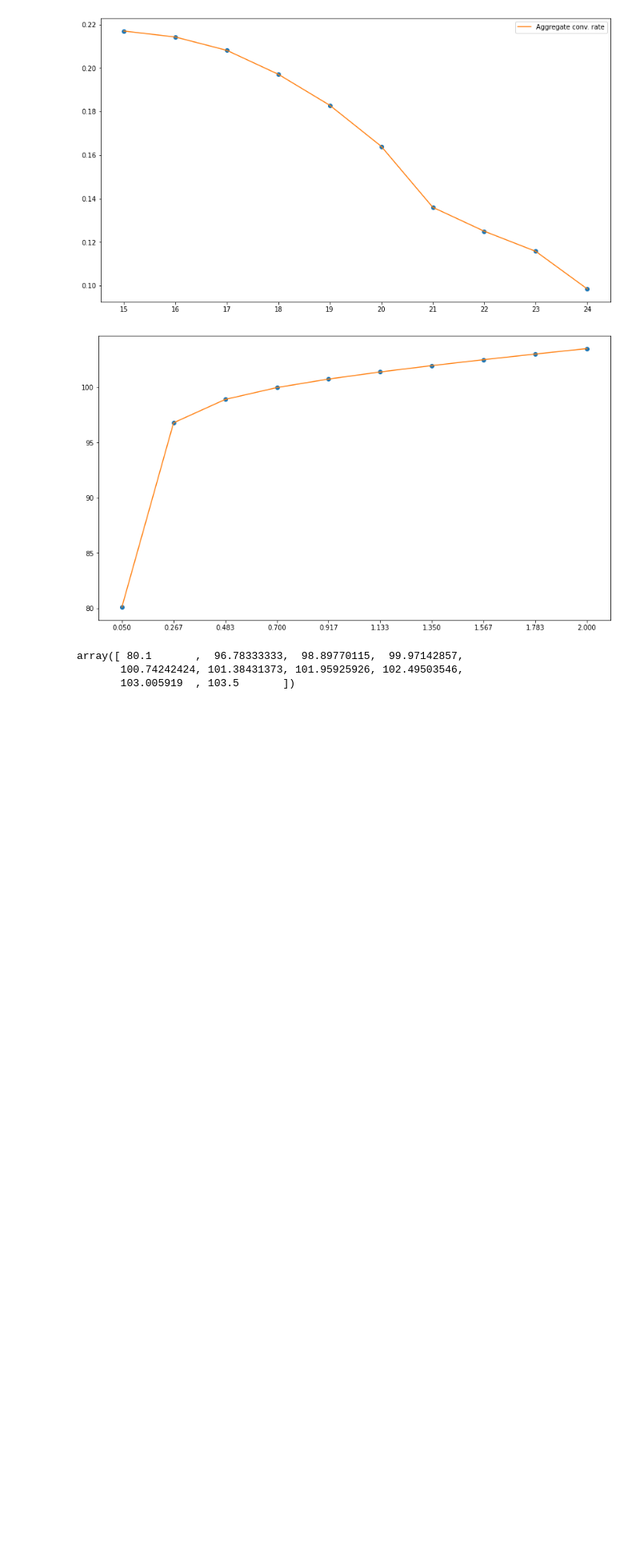
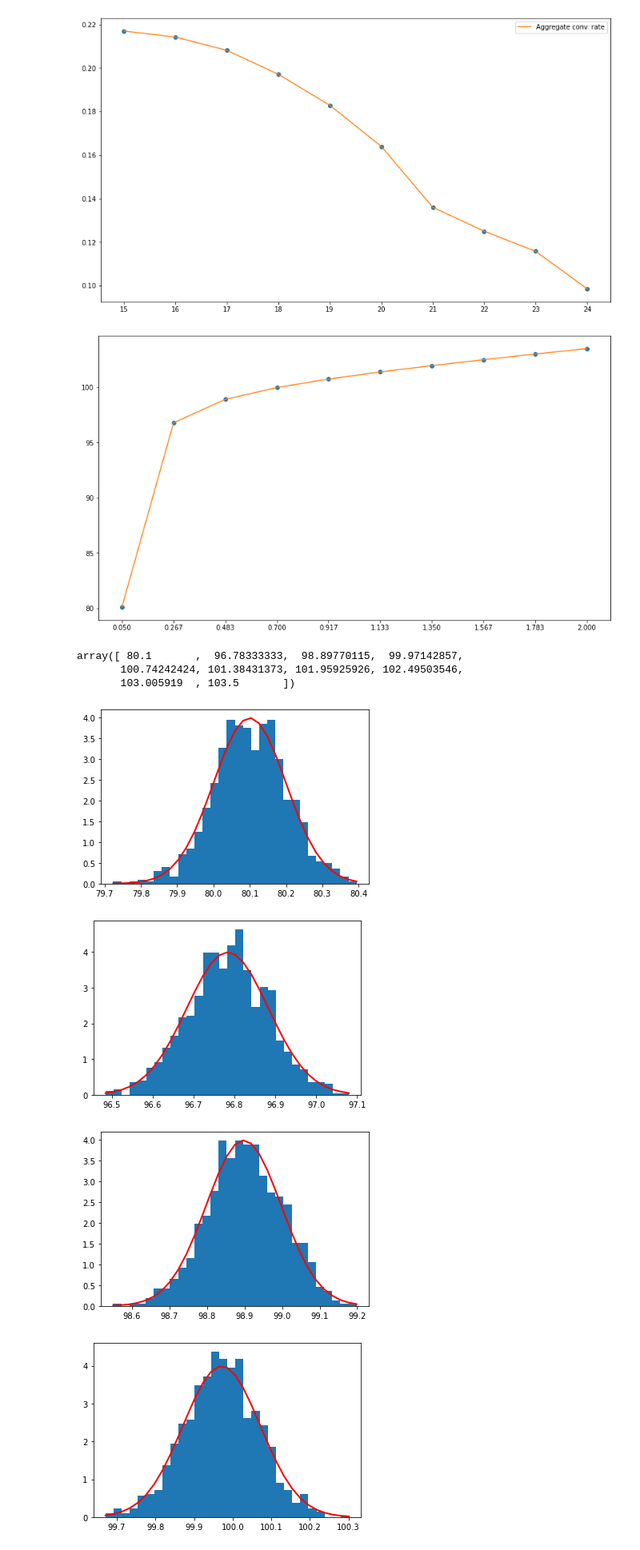
Before and after one commit to fcolombo7/DataIntelligenceApplications, a Jupyter notebook: data_generators/test.ipynb, the cells around one changed output. Shown at 80% size. Cells and saved outputs as stored; diff of their text form; code cells hidden in the pictures; blank space fills up the shorter version.

Commit message:
gaussian test

```diff
--- a/data_generators/test.ipynb
+++ b/data_generators/test.ipynb
@@ -78,16 +78,18 @@ clicks = [np.logspace(0.0, 200.0, num=10, endpoint=True),]
           #[0.23, 0.215, 0.2025, 0.1925, 0.1875, 0.18, 0.16, 0.15, 0.13, 0.09]]
 
 
+
 plt.figure(figsize=(14,8))
 plt.xticks(bids)
 
-for i in range(0,len(clicks)):
-    x = bids
-    y = (2*x**2-1)/x + 100
-    f2 = interp1d(x, y, kind='linear')
 
-    plt.plot(x, y, 'o') ##
-    plt.plot(x, f2(x), '-', label=categories[i])
+x = bids
+y = (2*x**2-1)/x + 100
+f2 = interp1d(x, y, kind='linear')
+
+
+plt.plot(x, y, 'o') ##
+plt.plot(x, f2(x), '-', label=categories[i])
 plt.show()
 # %% [output]
 [figure]
@@ -98,3 +100,21 @@ y
 array([ 80.1       ,  96.78333333,  98.89770115,  99.97142857,
        100.74242424, 101.38431373, 101.95925926, 102.49503546,
        103.005919  , 103.5       ])
+# %%
+
+for i in range (0,len(y)):
+
+    m=y[i]
+    sigma=0.1
+    gaussian=np.random.normal(m, sigma, 1000)
+
+    count, bins, ignored = plt.hist(gaussian, 30, density=True)
+    plt.plot(bins, 1/(sigma * np.sqrt(2 * np.pi)) *
+                   np.exp( - (bins - m)**2 / (2 * sigma**2) ),
+             linewidth=2, color='r')
+    plt.show()
+# %% [output]
+[figure, added]
+[figure, added]
+[figure, added]
+[figure, added]
```
Also changed, not shown: parts of 1 cell of this notebook.
